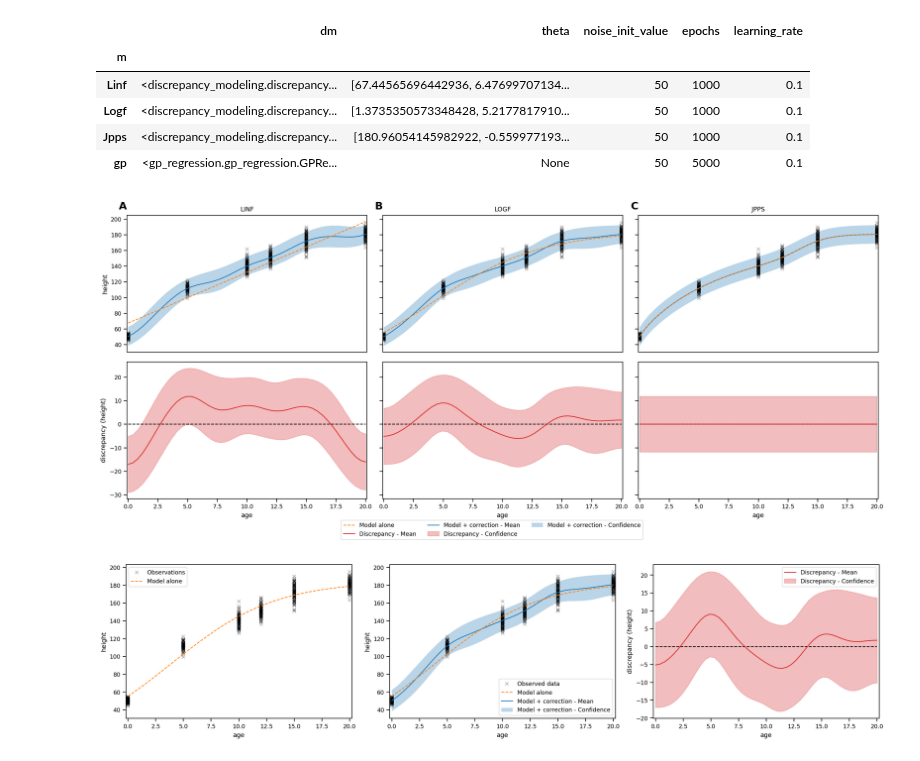
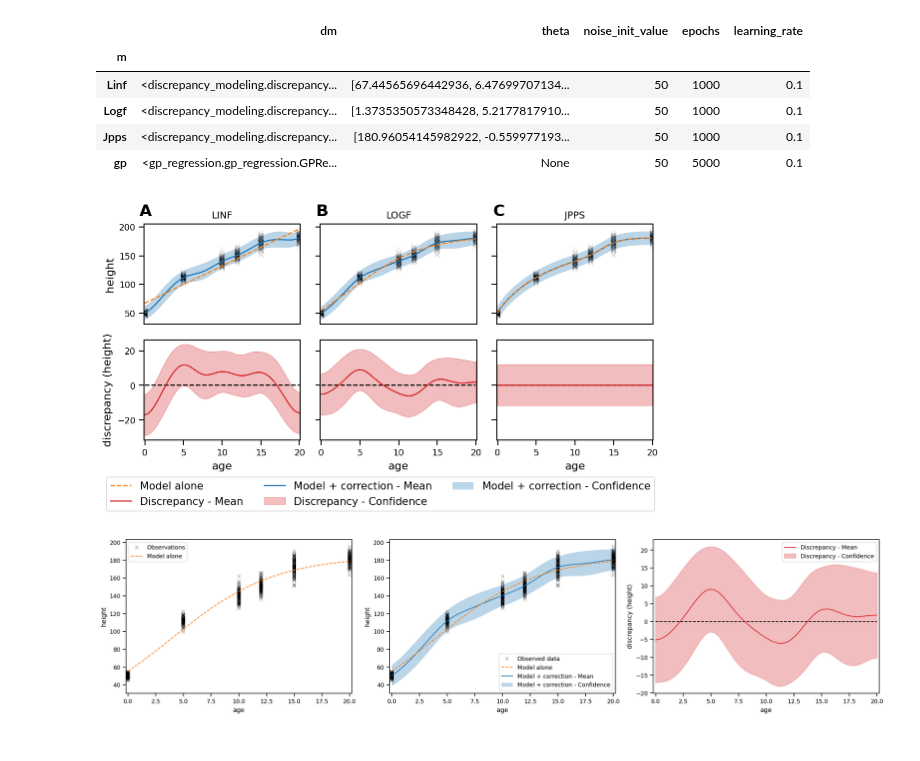
Before and after one commit to AurelienNioche/TransformedGP, a Jupyter notebook: growth_application/make-figures-growth.ipynb, the cells around one changed output. Saved outputs shown, nothing was run; the diff lists cells and outputs as text; code cells hidden in the pictures.

```diff
--- a/growth_application/make-figures-growth.ipynb
+++ b/growth_application/make-figures-growth.ipynb
@@ -73,7 +74,9 @@ df_dm
 | gp | <gp_regression.gp_regression.GPRe... | None | 50 | 5000 | 0.1 |
 # %%
 # Initialize plot
-fig, axes = plt.subplots(figsize=(17, 7), nrows=2, ncols=3)
+fig, axes = plt.subplots(figsize=(8, 4), nrows=2, ncols=3)
+
+axis_labels_fontsize = 11
 
 err_max = - np.inf
 err_min = np.inf
@@ -81,7 +84,7 @@ h_max = - np.inf
 h_min = np.inf
 
 letter_idx = 0
-letters = 'A', 'B', 'C', 'D', 'E', 'F'
+letters = (letter for letter in string.ascii_uppercase)
 
 for c_idx, m_name in enumerate(("Linf", "Logf", "Jpps")):
 
@@ -106,7 +109,7 @@ for c_idx, m_name in enumerate(("Linf", "Logf", "Jpps")):
     ax = axes[0, c_idx]
 
     # Plot training data as black stars
-    h_obs, = ax.plot(train_x, train_y, 'x', label='Observations', alpha=0.3, color='black')
+    h_obs, = ax.plot(train_x, train_y, 'x', label='Observations', alpha=0.05, color='black')
     # Plot predictive means as blue line
     h_mean, = ax.plot(test_x, gp_mean, 'C0', label="Model + correction - Mean")
     # Shade between the lower and upper confidence bounds
@@ -116,7 +119,7 @@ for c_idx, m_name in enumerate(("Linf", "Logf", "Jpps")):
     h_model, = ax.plot(test_x, m_pred, color='C1', ls="--", label="Model alone")
 
     if c_idx == 0:
-        ax.set_ylabel("height")
+        ax.set_ylabel("height", fontsize=axis_labels_fontsize)
     else:
         ax.set_yticklabels([])
 
@@ -124,7 +127,7 @@ for c_idx, m_name in enumerate(("Linf", "Logf", "Jpps")):
 
     ax.set_xticks([])
 
-    ax.text(0, 1.1, letters[letter_idx], transform=ax.transAxes, fontsize=16,
+    ax.text(0.05, 1.2, next(letters), transform=ax.transAxes, fontsize=16,
             fontweight='bold', va='top', ha='right')
     letter_idx += 1
 
@@ -151,37 +154,38 @@ for c_idx, m_name in enumerate(("Linf", "Logf", "Jpps")):
                                   label="Discrepancy - Confidence",
                                   color='C3', )
 
     # Add legend / title / format axis
-    ax.set_xlabel("age")
+    ax.set_xlabel("age", fontsize=axis_labels_fontsize)
 
     y_lim = ax.get_ylim()
     err_min = min(err_min, y_lim[0])
     err_max = max(err_max, y_lim[1])
 
     if c_idx == 0:
-        ax.set_ylabel("discrepancy (height)")
+        ax.set_ylabel("discrepancy (height)", fontsize=axis_labels_fontsize)
     else:
         ax.set_yticklabels([])
 
 # -------------------------------------------------------------------- #
 
 for c_idx in range(3):
     axes[0, c_idx].set_ylim(h_min, h_max)
     axes[1, c_idx].set_ylim(err_min, err_max)
 
 for ax in axes.flatten():
     ax.set_xlim(data.age.min()-0.1, data.age.max()+0.1)
 
 fig.legend(handles=[h_model, h_corr_mean, h_mean, h_corr_conf, h_conf],
-           bbox_to_anchor=(0.5,-0.05), loc="lower center",
+           bbox_to_anchor=(0.5, -0.12), loc="lower center",
+           prop={"size": 10.5},
            bbox_transform=fig.transFigure, ncol=3)
 
 fig.tight_layout()
 
 os.makedirs("fig", exist_ok=True)
 plt.savefig("fig/growth.pdf", bbox_inches='tight')
 # %% [output]
-[figure, old version]
+[figure, new version]
 # %%
 # Initialize plot
 fig, axes = plt.subplots(figsize=(17, 4), nrows=1, ncols=3)
```
Also changed, not shown: parts of 1 cell of this notebook, 8 other files.
